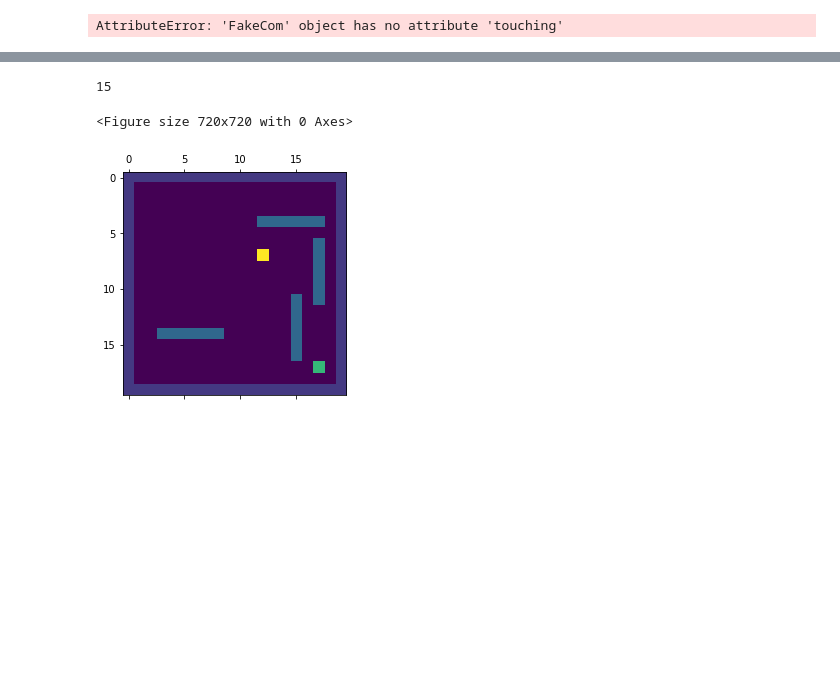
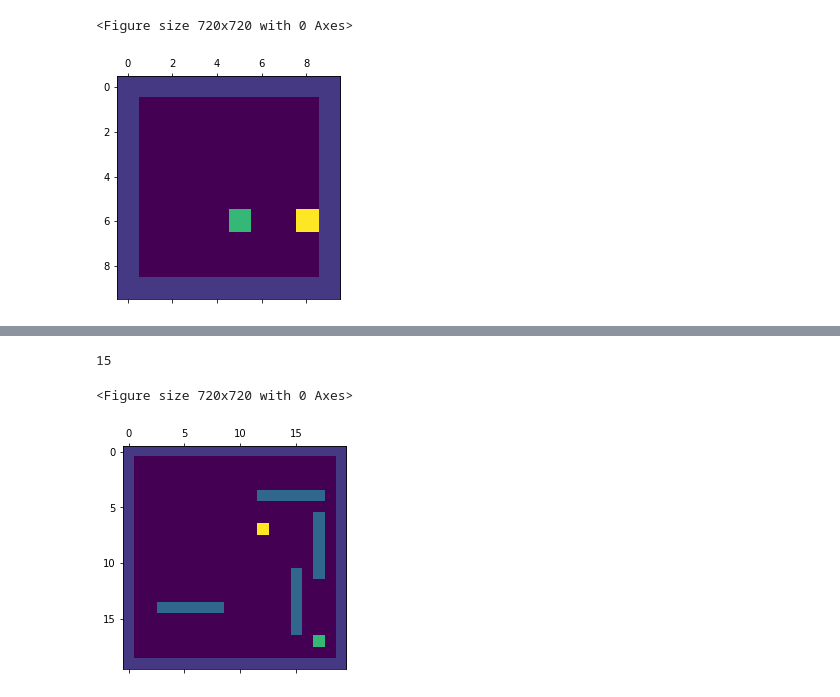
Before and after one commit to fpedd/ees-pees, a Jupyter notebook: backend/fakegym/PPO1_learn_mats.ipynb, the cells around one changed output, grey strips where cells are left out. Saved outputs shown, nothing was run; the diff lists cells and outputs as text; code cells hidden in the pictures; blank space fills up the shorter version.

```diff
--- a/backend/fakegym/PPO1_learn_mats.ipynb
+++ b/backend/fakegym/PPO1_learn_mats.ipynb
@@ -52,40 +60,42 @@ class MyObservation():
 
 
 class MyEnv(fg.FakeGym):
-    def __init__(self, seed=None, N=8, num_of_sensors=4, obstacles_each=0,
+    def __init__(self, seed=None, N=10, num_of_sensors=4, obstacles_each=0,
                  step_range=(1, 1), action_type="discrete",
                  discrete_action_shaping="flatten", obs=MyObservation):
         super(MyEnv, self).__init__(seed, N, num_of_sensors, obstacles_each, step_range, action_type, discrete_action_shaping, obs)
 
 
     def calc_reward(self):
         """Calculate reward function.
 
         Idea(Mats):
 
 
         """
         if self.gps_actual == self.gps_target:
             reward = 1000
         else:
             target_distance = self.get_target_distance()
             max_distance = 8
             reward = -1 * np.tanh(target_distance/(max_distance/2))
-            if self.com.touching:
+            if self.com.state.touching:
                 reward = reward - 10
         return reward
 
 
     def check_done(self):
         if self.com.time_steps == 100:
             return True
         if self.gps_actual == self.gps_target:
             return True
         return False
 
 
 env = MyEnv()
 check_env(env)
+env.render()
 # %% [output]
-AttributeError: 'FakeCom' object has no attribute 'touching'
+<Figure size 720x720 with 0 Axes>
+[figure, added]
 # %%
```
Also changed, not shown: parts of 5 cells of this notebook, 3 other files.
